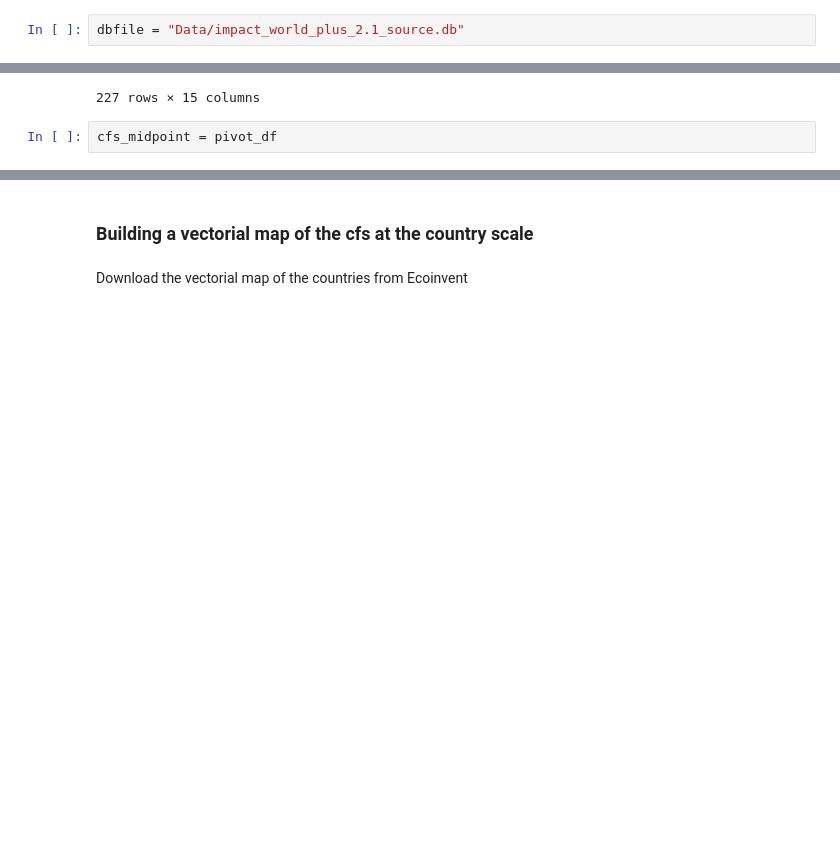
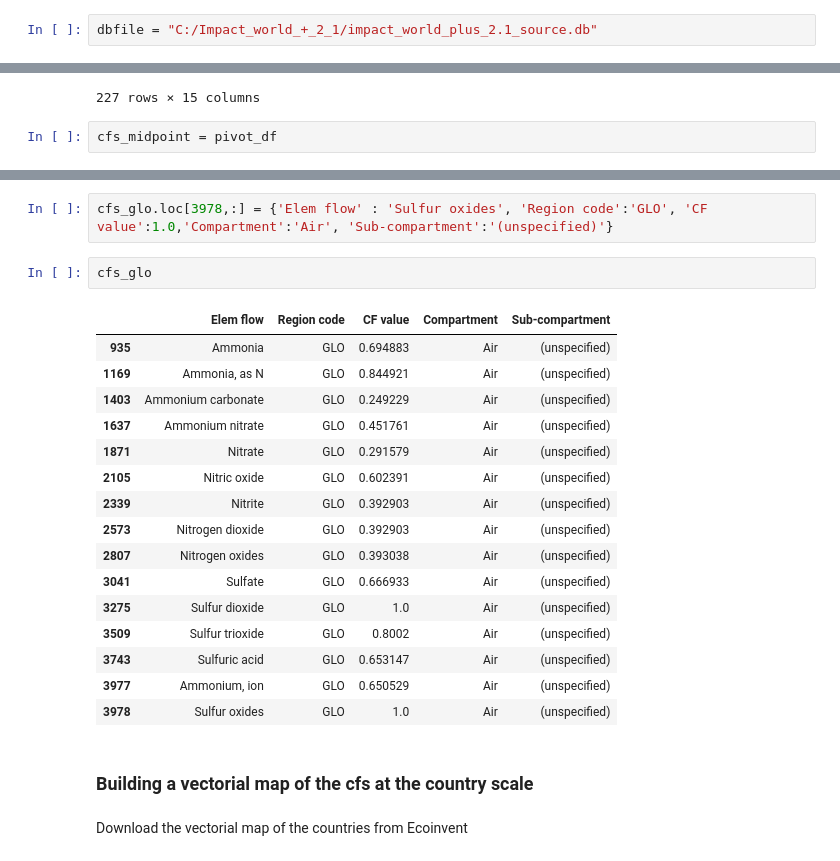
Before and after one commit to nrogy/Regionalisation_in_LCA_tutorial_Brightway-regional_and_IMPACT-World-, a Jupyter notebook: 0_b_Importing_IW+_2_0_regionalized.ipynb, the cells around one changed output, grey strips where cells are left out. Drawn from its saved outputs; the diff is of its cells as text; blank space fills up the shorter version.

Commit message:
Adding biosphere flows to be caracterized

```diff
--- a/0_b_Importing_IW+_2_0_regionalized.ipynb
+++ b/0_b_Importing_IW+_2_0_regionalized.ipynb
@@ -28,7 +28,7 @@ def clean_up_dataframe(df):
 # %% [markdown]
 ### Create a connection with IW+ native resolution CF
 # %%
-dbfile = "Data/impact_world_plus_2.1_source.db"
+dbfile = "C:/Impact_world_+_2_1/impact_world_plus_2.1_source.db"
 # %%
 con = sqlite3.connect(dbfile)
 # %% [markdown]
@@ -259,3 +285,24 @@ cfs_midpoint = pivot_df
+# %%
+cfs_glo.loc[3978,:] = {'Elem flow' : 'Sulfur oxides', 'Region code':'GLO', 'CF value':1.0,'Compartment':'Air', 'Sub-compartment':'(unspecified)'}
+# %%
+cfs_glo
+# %% [output]
+|  | Elem flow | Region code | CF value | Compartment | Sub-compartment |
+| 935 | Ammonia | GLO | 0.694883 | Air | (unspecified) |
+| 1169 | Ammonia, as N | GLO | 0.844921 | Air | (unspecified) |
+| 1403 | Ammonium carbonate | GLO | 0.249229 | Air | (unspecified) |
+| 1637 | Ammonium nitrate | GLO | 0.451761 | Air | (unspecified) |
+| 1871 | Nitrate | GLO | 0.291579 | Air | (unspecified) |
+| 2105 | Nitric oxide | GLO | 0.602391 | Air | (unspecified) |
+| 2339 | Nitrite | GLO | 0.392903 | Air | (unspecified) |
+| 2573 | Nitrogen dioxide | GLO | 0.392903 | Air | (unspecified) |
+| 2807 | Nitrogen oxides | GLO | 0.393038 | Air | (unspecified) |
+| 3041 | Sulfate | GLO | 0.666933 | Air | (unspecified) |
+| 3275 | Sulfur dioxide | GLO | 1.0 | Air | (unspecified) |
+| 3509 | Sulfur trioxide | GLO | 0.8002 | Air | (unspecified) |
+| 3743 | Sulfuric acid | GLO | 0.653147 | Air | (unspecified) |
+| 3977 | Ammonium, ion | GLO | 0.650529 | Air | (unspecified) |
+| 3978 | Sulfur oxides | GLO | 1.0 | Air | (unspecified) |
 # %% [markdown]
 ### Building a vectorial map of the cfs at the country scale
 # %% [markdown]
```
Also changed, not shown: parts of 12 cells of this notebook.
